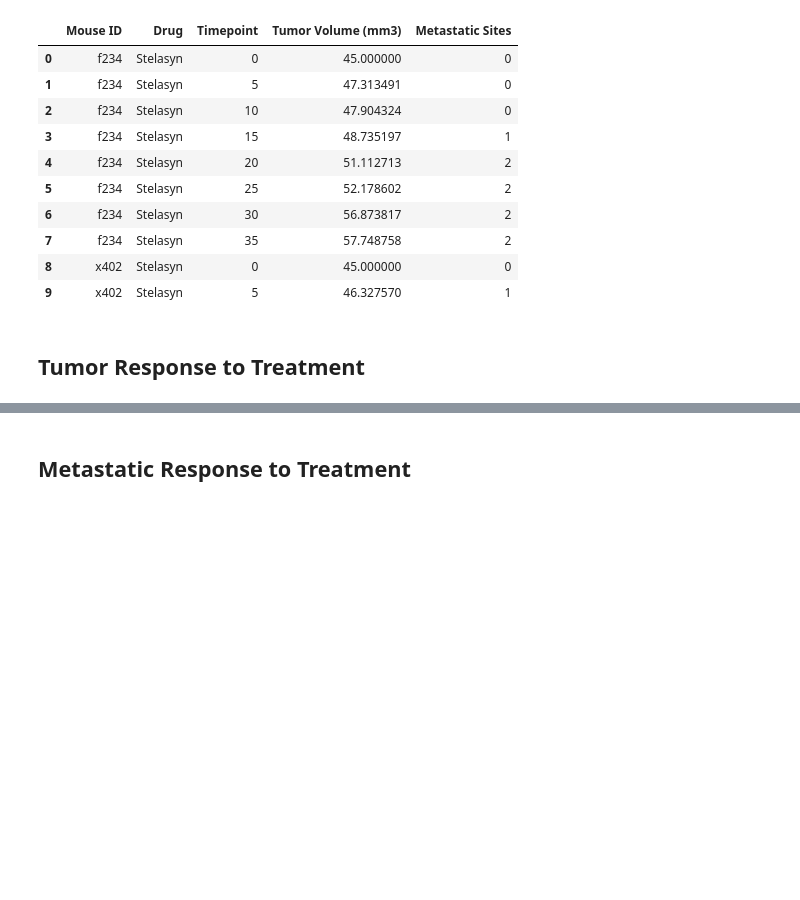
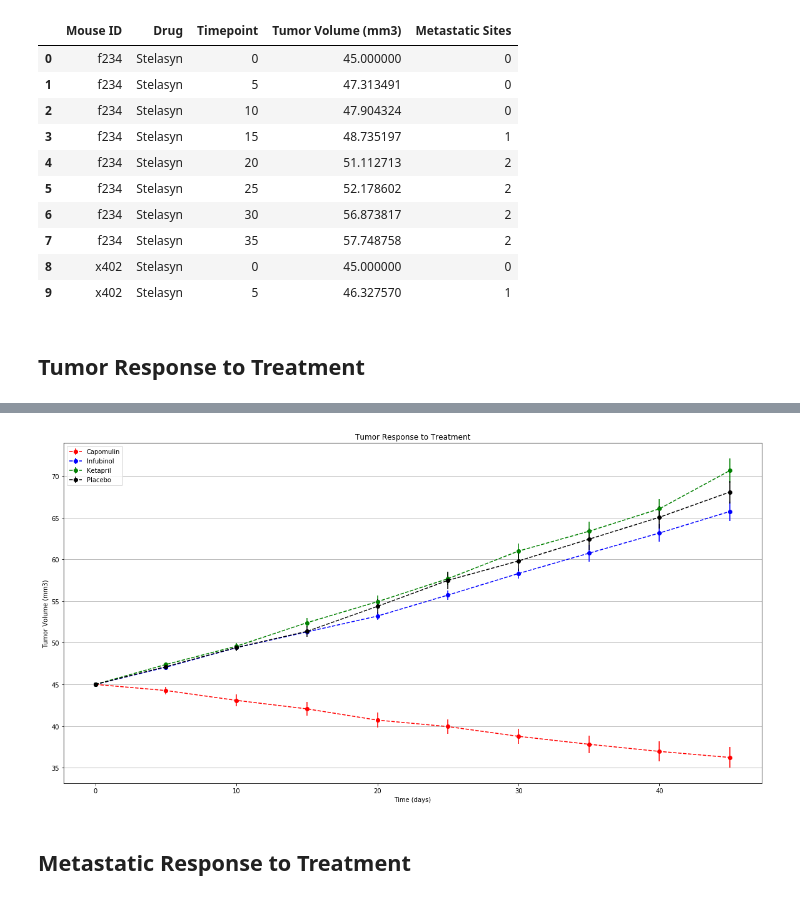
Before and after one commit to jdaltuvec/matplotlib-challenge, a Jupyter notebook: Pymaceuticals/pymaceuticals.ipynb, the cells around one changed output, grey strips where cells are left out. Cells and saved outputs as stored; diff of their text form; code cells hidden in the pictures; blank space fills up the shorter version.

```diff
--- a/Pymaceuticals/pymaceuticals.ipynb
+++ b/Pymaceuticals/pymaceuticals.ipynb
@@ -86,6 +89,8 @@ std_err_df.head(10)
 # %%
 # Minor Data Munging to Re-Format the Data Frames
 mean_drug_df = mean_drug_df.reset_index().pivot(index="Timepoint", columns="Drug", values="Tumor Volume (mm3)")
+std_err_df = std_err_df.reset_index().pivot(index="Timepoint", columns="Drug", values="Tumor Volume (mm3)")
+
 # Preview that Reformatting worked
 mean_drug_df.head(10)
 # %% [output]
@@ -113,3 +109,24 @@ plt.show()
+# %%
+# Note to TAs: Run it twice to generate the "nicer" looking plot
+
+# Generate the Plot (with Error Bars)
+mean_drug_df[["Capomulin", "Infubinol", "Ketapril", "Placebo"]].\
+plot(kind='line', yerr = std_err_df, marker='o', linestyle="--", color =['r', 'b', 'g', 'black'])
+plt.title("Tumor Response to Treatment")
+plt.xlabel("Time (days)")
+plt.ylabel("Tumor Volume (mm3)")
+plt.xticks(np.arange(0, 50, step=10))
+plt.rcParams["figure.figsize"] = (20,10)
+plt.grid(axis='y')
+plt.legend()
+
+# Save the Figure
+plt.savefig("treatment.png", dpi=100)
+
+# Show the Figure
+plt.show()
+# %% [output]
+[figure, added]
 # %% [markdown]
 ## Metastatic Response to Treatment
 # %%
```
Also changed, not shown: parts of 21 cells of this notebook, 6 other files.
